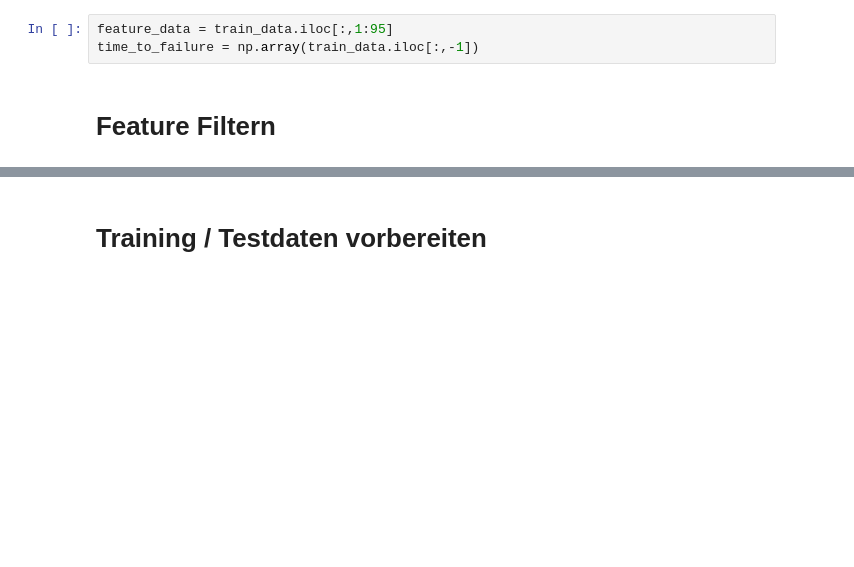
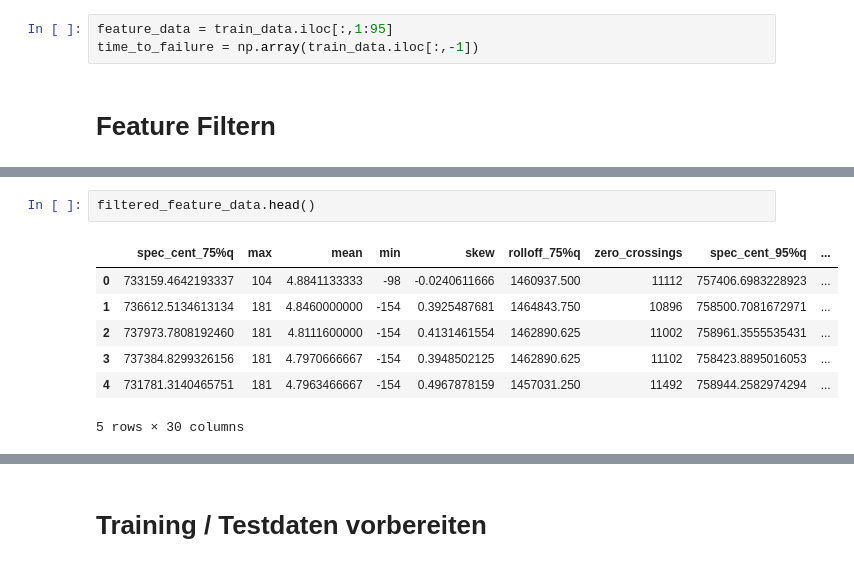
Before and after one commit to domelein/CAS_PML_Earthquake_pred, a Jupyter notebook: Model_FeedForward.ipynb, the cells around one changed output, grey strips where cells are left out. Cells and saved outputs as stored; diff of their text form; blank space fills up the shorter version.

```diff
--- a/Model_FeedForward.ipynb
+++ b/Model_FeedForward.ipynb
@@ -34,0 +39,10 @@ filtered_feature_data = feature_data.filter(items=items_to_filter)
+# %%
+filtered_feature_data.head()
+# %% [output]
+|  | spec_cent_75%q | max | mean | min | skew | rolloff_75%q | zero_crossings | spec_cent_95%q | ... |
+| 0 | 733159.4642193337 | 104 | 4.8841133333 | -98 | -0.0240611666 | 1460937.500 | 11112 | 757406.6983228923 | ... |
+| 1 | 736612.5134613134 | 181 | 4.8460000000 | -154 | 0.3925487681 | 1464843.750 | 10896 | 758500.7081672971 | ... |
+| 2 | 737973.7808192460 | 181 | 4.8111600000 | -154 | 0.4131461554 | 1462890.625 | 11002 | 758961.3555535431 | ... |
+| 3 | 737384.8299326156 | 181 | 4.7970666667 | -154 | 0.3948502125 | 1462890.625 | 11102 | 758423.8895016053 | ... |
+| 4 | 731781.3140465751 | 181 | 4.7963466667 | -154 | 0.4967878159 | 1457031.250 | 11492 | 758944.2582974294 | ... |
+5 rows × 30 columns
```
Also changed, not shown: parts of 14 cells of this notebook.
